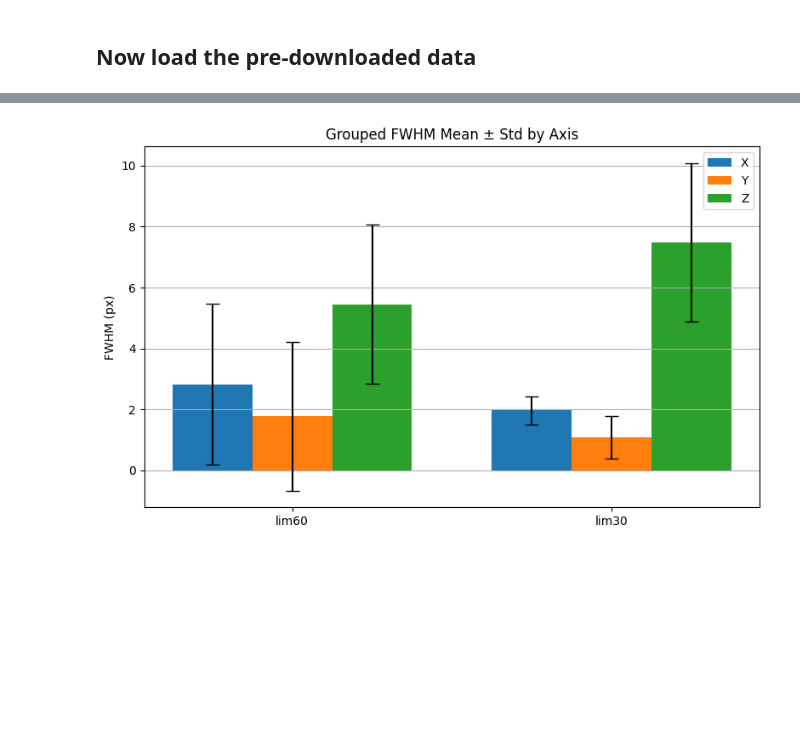
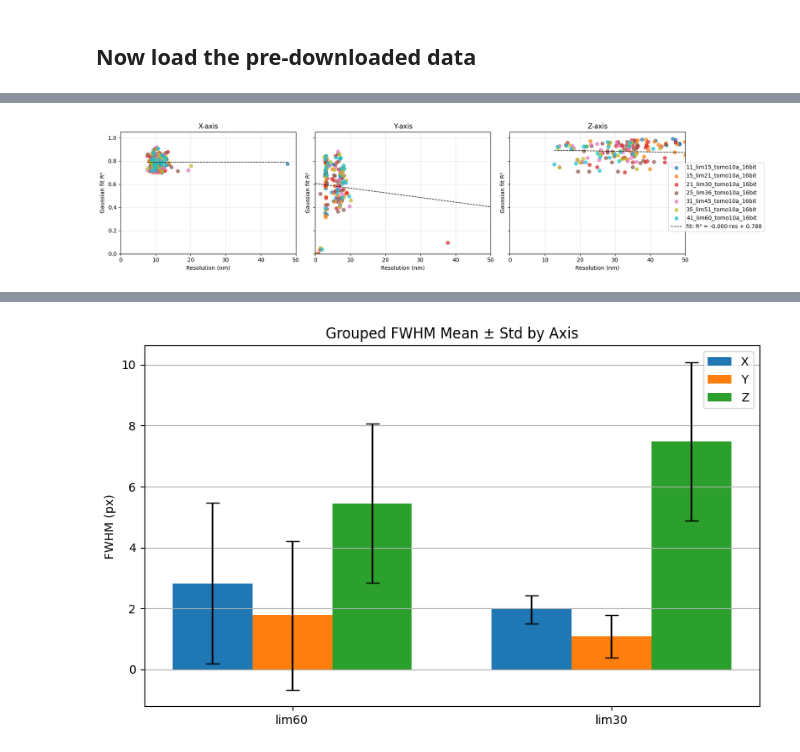
Before and after one commit to kuan-lab/tem-tomo, a Jupyter notebook: bead_resolution/250614_bead_res.ipynb, the cells around one changed output, grey strips where cells are left out. Cells and saved outputs as stored; diff of their text form; code cells hidden in the pictures; blank space fills up the shorter version.

```diff
--- a/bead_resolution/250614_bead_res.ipynb
+++ b/bead_resolution/250614_bead_res.ipynb
@@ -190,0 +212,61 @@ Processing dataset 6: 41_lim60_tomo10a_16bit
+# %%
+import numpy as np
+import matplotlib.pyplot as plt
+from matplotlib.cm import get_cmap
+from pathlib import Path
+
+def plot_r2_vs_resolution(
+    fwhm_lists, r2_lists, datasets, px_nm, axis_label, ax, cmap_name="tab10"
+):
+    """
+    Scatter R² vs. resolution for a single axis on the given Matplotlib Axes.
+    """
+    n_ds = len(datasets)
+    cmap = get_cmap(cmap_name, n_ds)
+
+    for i_ds, (fwhms, r2s) in enumerate(zip(fwhm_lists, r2_lists)):
+        # Convert to nm and filter NaNs
+        res_nm = np.asarray(fwhms, dtype=float) * px_nm
+        r2_arr  = np.asarray(r2s,  dtype=float)
+        mask = np.isfinite(res_nm) & np.isfinite(r2_arr)
+        if mask.sum() == 0:
+            continue
+
+        ax.scatter(
+            res_nm[mask],
+            r2_arr[mask],
+            alpha=0.7,
+            label=datasets[i_ds],
+            color=cmap(i_ds),
+        )
+
+    # Trend line (pooled)
+    all_res_nm = np.concatenate([np.asarray(lst) * px_nm for lst in fwhm_lists])
+    all_r2     = np.concatenate([np.asarray(lst)        for lst in r2_lists])
+    mask = np.isfinite(all_res_nm) & np.isfinite(all_r2)
+    if mask.sum() > 2:
+        m, b = np.polyfit(all_res_nm[mask], all_r2[mask], 1)
+        xline = np.linspace(all_res_nm[mask].min(), all_res_nm[mask].max(), 100)
+        ax.plot(xline, m * xline + b, "k--", lw=1, label=f"fit: R² = {m:.3f}·res + {b:.3f}")
+
+    ax.set_xlabel("Resolution (nm)")
+    ax.set_ylabel("Gaussian fit R²")
+    ax.set_title(f"{axis_label}-axis")
+    ax.set_ylim(0, 1.05)
+    ax.set_xlim(0, 50)
+    ax.grid(True, alpha=0.3)
+
+# ---------------- main figure ----------------
+fig, axes = plt.subplots(1, 3, figsize=(15, 4), sharey=True)
+
+plot_r2_vs_resolution(all_fwhms_x, all_r2s_x, datasets, px_nm, "X", axes[0])
+plot_r2_vs_resolution(all_fwhms_y, all_r2s_y, datasets, px_nm, "Y", axes[1])
+plot_r2_vs_resolution(all_fwhms_z, all_r2s_z, datasets, px_nm, "Z", axes[2])
+
+# Put a single legend to the right
+handles, labels = axes[0].get_legend_handles_labels()
+fig.legend(handles, labels, loc="center right", bbox_to_anchor=(1.12, 0.5))
+plt.tight_layout()
+plt.show()
+# %% [output]
+[figure, added]
```
Also changed, not shown: parts of 12 cells of this notebook, 3 other files.
